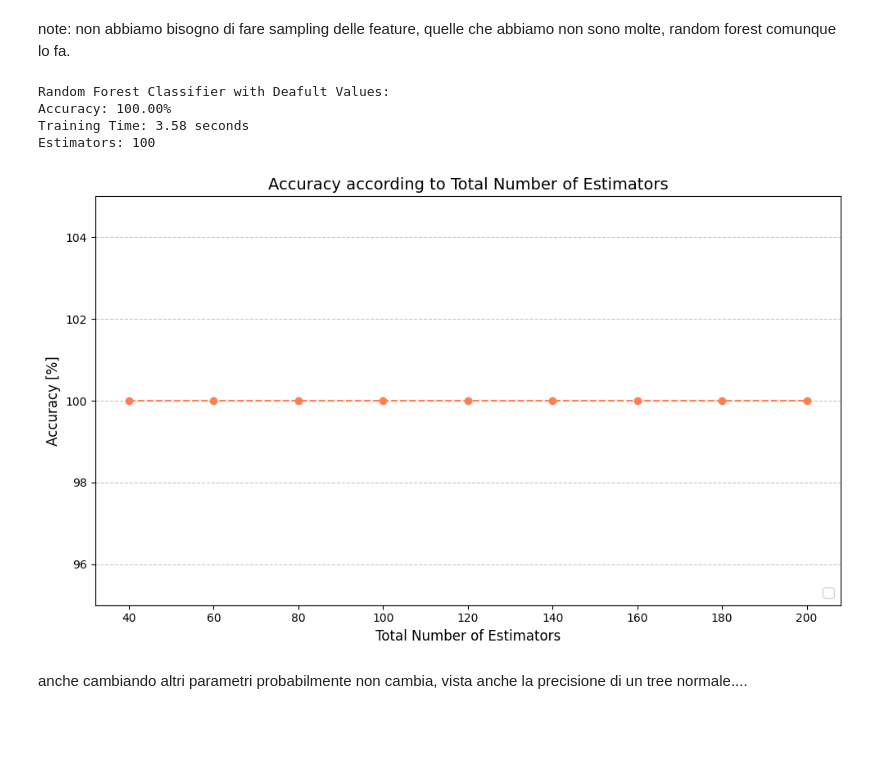
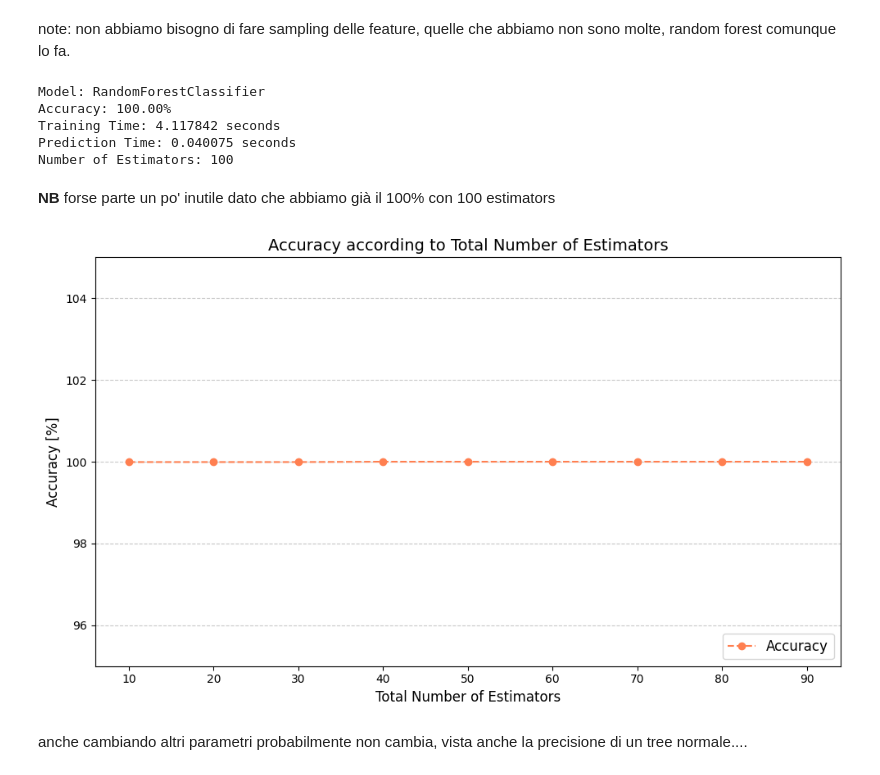
Before and after one commit to bernagit/machine_learning, a Jupyter notebook: main.ipynb, the cells around one changed output. Cells and saved outputs as stored; diff of their text form; code cells hidden in the pictures; blank space fills up the shorter version.

Commit message:
refactor and Model class creation

```diff
--- a/main.ipynb
+++ b/main.ipynb
@@ -674,55 +692,68 @@ L'accuratezza su entrambi i set non migliora ulteriormente e si stabilizza vicin
 ## Random Forest Classifier
 # %% [markdown]
 note: non abbiamo bisogno di fare sampling delle feature, quelle che abbiamo non sono molte, random forest comunque lo fa.
-# %%
-random_forest_model = RandomForestClassifier(random_state=random_seed, oob_score=True)
-random_forest_model_name = random_forest_model.__class__.__name__
-
-start = time.time()
-random_forest_model.fit(x_train_val, y_train_val)
-end = time.time()
-
-random_forest_prediction = random_forest_model.predict(x_test)
-random_forest_accuracy = accuracy_score(y_test, random_forest_prediction)
-random_forest_estimators = random_forest_model.n_estimators
-
-models[random_forest_model_name]["accuracy"] = random_forest_accuracy
-models[random_forest_model_name]["time"] = end - start
-models[random_forest_model_name]["estimators"] = random_forest_estimators
-
-print(f"Random Forest Classifier with Deafult Values:\nAccuracy: {random_forest_accuracy*100:.2f}%\nTraining Time: {end - start:.2f} seconds\nEstimators: {random_forest_estimators}")
-# %% [output]
-Random Forest Classifier with Deafult Values:
-Accuracy: 100.00%
-Training Time: 3.58 seconds
-Estimators: 100
+# %%
+random_forest_model = RandomForestClassifier(random_state=random_seed)
+model = Model(random_forest_model)
+models[model.__name__()] = model
+
+# training
+start = time.time()
+random_forest_model.fit(x_train_val, y_train_val)
+elapsed = time.time() - start
+models[model.__name__()].train_time = elapsed
+
+# prediction
+start = time.time()
+random_forest_prediction = random_forest_model.predict(x_test)
+elapsed = time.time() - start
+models[model.__name__()].prediction_time = elapsed
+
+# accuracy
+random_forest_accuracy = accuracy_score(y_test, random_forest_prediction)
+models[model.__name__()].accuracy = random_forest_accuracy
+
+# additional information
+random_forest_estimators = random_forest_model.n_estimators
+
+models[model.__name__()].add_info = {"Number of Estimators": random_forest_estimators}
+
+models[model.__name__()].__str__()
+# %% [output]
+Model: RandomForestClassifier
+Accuracy: 100.00%
+Training Time: 4.117842 seconds
+Prediction Time: 0.040075 seconds
+Number of Estimators: 100
+# %% [markdown]
+**NB** forse parte un po' inutile dato che abbiamo già il 100% con 100 estimators
 # %%
-estimators = list(range(40, 201, 20))
+estimators = list(range(10, 91, 10))
 accuracy = []
 
 for total_estimators in estimators:
-    random_forest = RandomForestClassifier(n_estimators=total_estimators, oob_score=True, random_state=random_seed)
+    random_forest = RandomForestClassifier(n_estimators=total_estimators, random_state=random_seed)
     random_forest.fit(x_train_val, y_train_val)
     predictions = random_forest.predict(x_test)
     acc = accuracy_score(y_test, predictions)
     accuracy.append(acc)
 # %%
 plt.figure(figsize=(10, 6))
-plt.plot(estimators, np.array(accuracy) * 100, color="coral", marker="o", linestyle="--")
+plt.plot(estimators, np.array(accuracy) * 100, color="coral", marker="o", linestyle="--", label="Accuracy")
 
 plt.xlabel("Total Number of Estimators", fontsize=12)
 plt.ylabel("Accuracy [%]", fontsize=12)
 plt.xticks(estimators)
 plt.ylim(95, 105)
 
 plt.grid(axis="y", linestyle="--", alpha=0.7)
 plt.legend(loc="lower right", fontsize=12)
 plt.title("Accuracy according to Total Number of Estimators", fontsize=14)
 
 plt.tight_layout()
 plt.show()
 # %% [output]
-[figure, old version]
+[figure, new version]
 # %% [markdown]
 anche cambiando altri parametri probabilmente non cambia, vista anche la precisione di un tree normale....
 # %%
```
Also changed, not shown: parts of 39 cells of this notebook, 3 other files.
